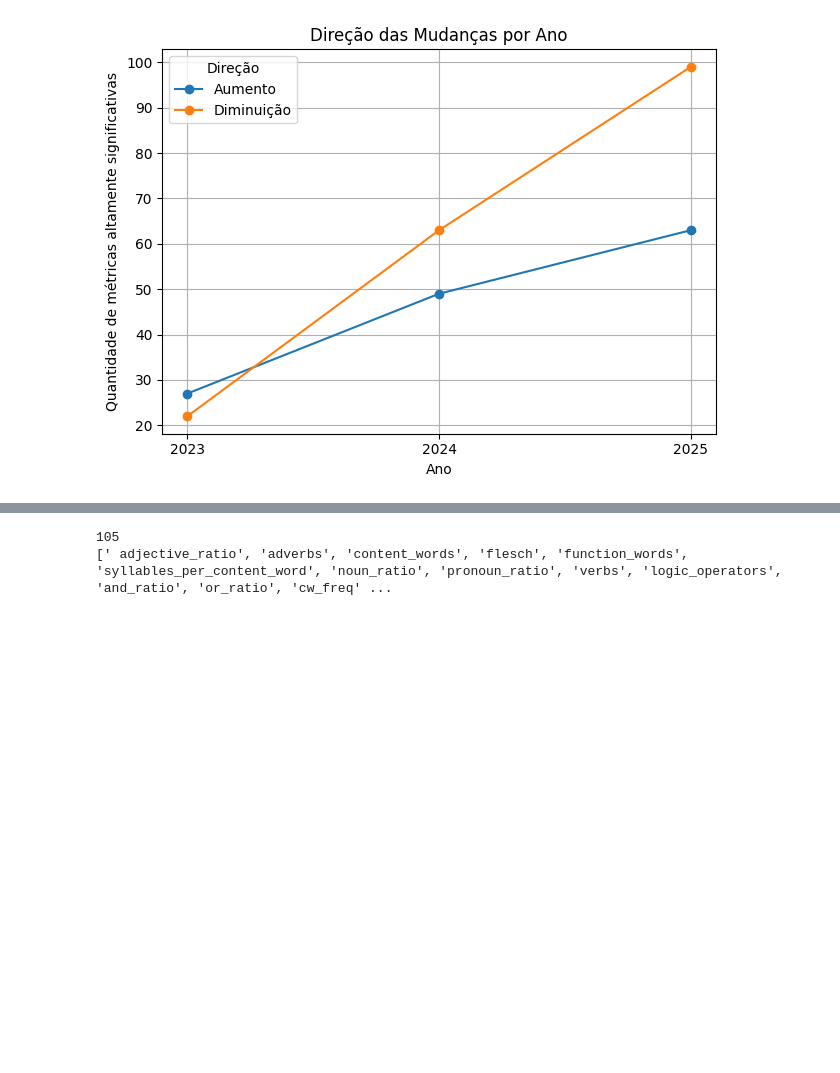
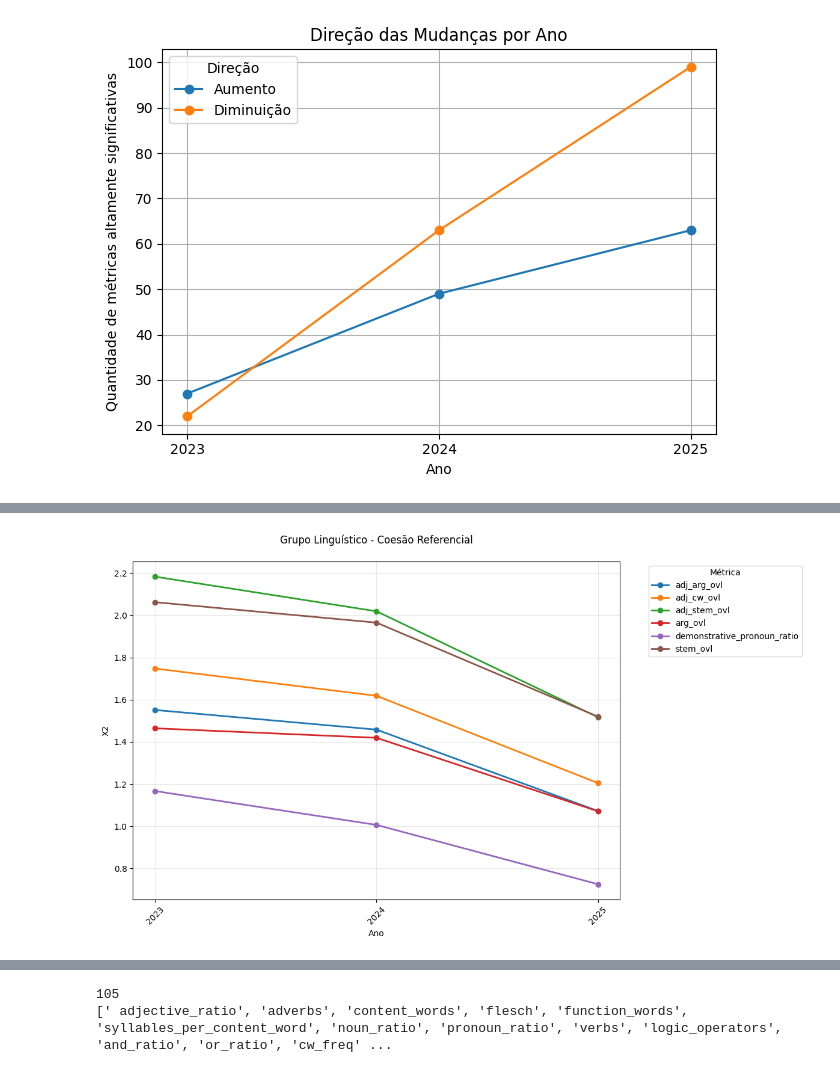
Before and after one commit to Thiago-Ruiz/Projeto-Mestrado, a Jupyter notebook: Analise-Longitudinal/longitudinal-analysis.ipynb, the cells around one changed output, grey strips where cells are left out. Cells and saved outputs as stored; diff of their text form; code cells hidden in the pictures; blank space fills up the shorter version.

```diff
--- a/Analise-Longitudinal/longitudinal-analysis.ipynb
+++ b/Analise-Longitudinal/longitudinal-analysis.ipynb
@@ -899,0 +1015,94 @@ df_results.head(50)
+# %%
+import pandas as pd
+import matplotlib.pyplot as plt
+
+# ============================================================
+# 1. Identificar as métricas altamente significativas
+#    em 2024 e 2025
+# ============================================================
+
+df_pos = df_results[df_results['Ano'].isin([2024, 2025])].copy()
+
+df_altamente = df_pos[
+    df_pos['Significância'] == 'Altamente significativo'
+].copy()
+
+
+# Métricas altamente significativas em cada ano
+metricas_2024 = set(
+    df_altamente.loc[
+        df_altamente['Ano'] == 2024,
+        'Métrica'
+    ]
+)
+
+metricas_2025 = set(
+    df_altamente.loc[
+        df_altamente['Ano'] == 2025,
+        'Métrica'
+    ]
+)
+
+
+# Métricas altamente significativas nos dois anos
+metricas_comuns = metricas_2024.intersection(metricas_2025)
+
+print(f'Métricas selecionadas: {len(metricas_comuns)}')
+
+
+# ============================================================
+# 2. Recuperar essas métricas em TODOS os anos
+# ============================================================
+
+df_historico = df_results[
+    df_results['Métrica'].isin(metricas_comuns)
+].copy()
+
+
+# ============================================================
+# 3. Criar um gráfico para cada Grupo Linguístico
+# ============================================================
+
+for grupo in sorted(df_historico['Grupo'].unique()):
+
+    df_grupo = df_historico[
+        df_historico['Grupo'] == grupo
+    ].copy()
+
+    plt.figure(figsize=(12, 7))
+
+    # Uma linha para cada métrica
+    for metrica, dados_metrica in df_grupo.groupby('Métrica'):
+
+        dados_metrica = dados_metrica.sort_values('Ano')
+
+        plt.plot(
+            dados_metrica['Ano'],
+            dados_metrica['X2'],
+            marker='o',
+            linewidth=2,
+            label=metrica
+        )
+
+    plt.title(
+        'Grupo Linguístico - ' f'{grupo}\n'
+    )
+
+    plt.xlabel('Ano')
+    plt.ylabel('X2')
+
+    # Todos os anos existentes nos dados daquele grupo
+    anos = sorted(df_grupo['Ano'].unique())
+    plt.xticks(anos, rotation=45)
+
+    plt.legend(
+        title='Métrica',
+        bbox_to_anchor=(1.05, 1),
+        loc='upper left'
+    )
+
+    plt.grid(True, alpha=0.3)
+
+    plt.tight_layout()
+    plt.show()
+# %% [output]
@@ -899,0 +1110 @@ df_results.head(50)
+[figure, added]
```
Also changed, not shown: parts of 16 cells of this notebook, 15 other files.
